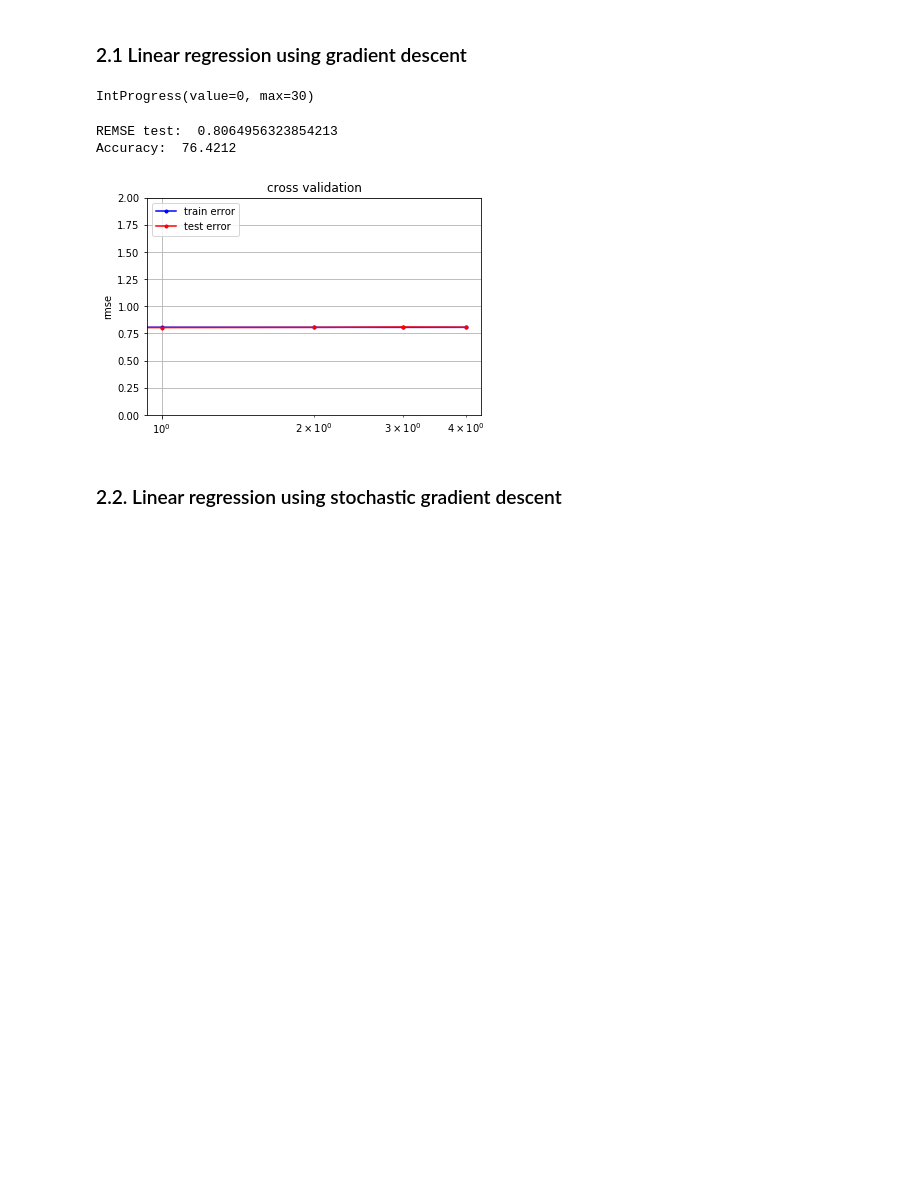
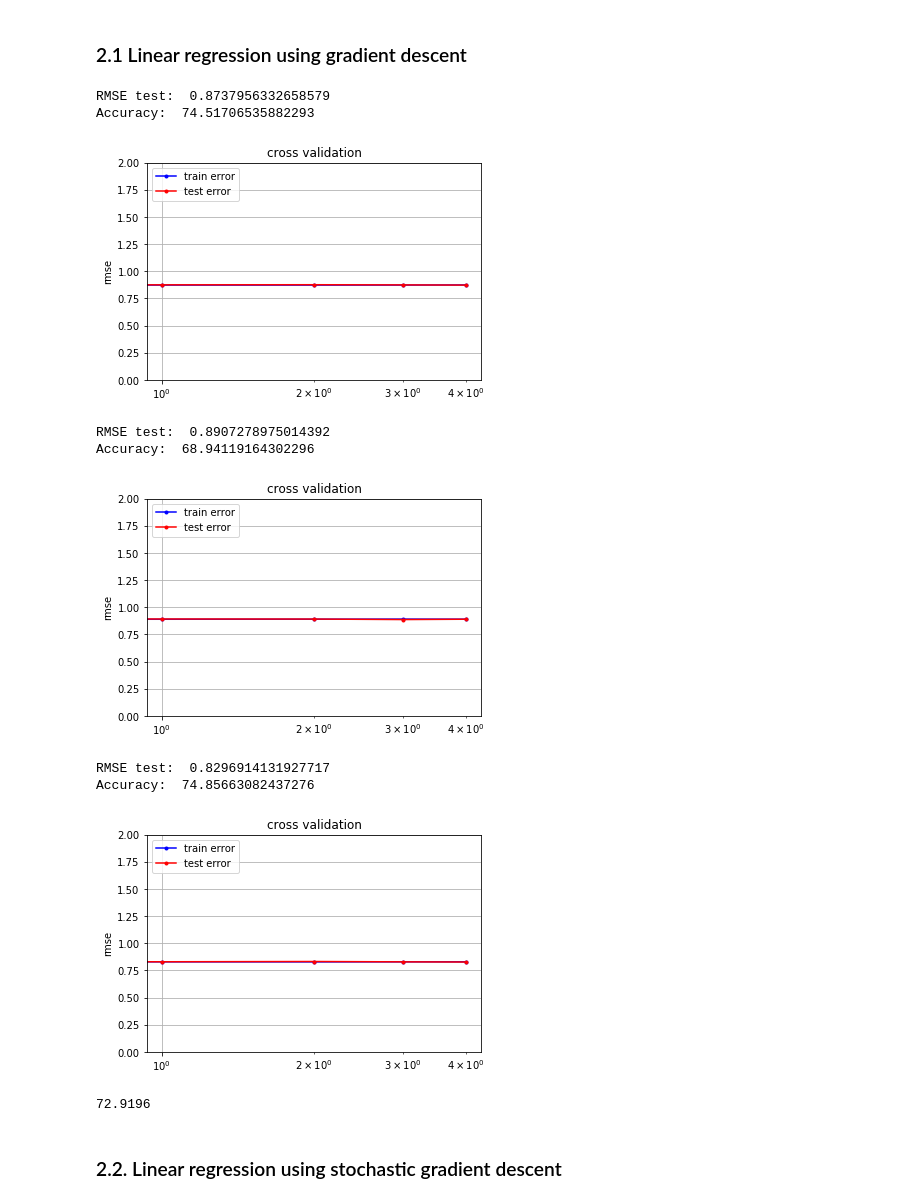
Before and after one commit to dpetresc/ML_Project, a Jupyter notebook: project.ipynb, the cells around one changed output. Drawn from its saved outputs; the diff is of its cells as text; code cells hidden in the pictures; blank space fills up the shorter version.

```diff
--- a/project.ipynb
+++ b/project.ipynb
@@ -27,4 +27,4 @@ from proj1_helpers import *
 # %% [markdown]
 ## 1. Data preprocessing
 # %%
-y, X, X_mean, X_std, ids = process_data('Data/train.csv', inv_log=True)
+y, X, dict_mask_jets_train, ids = process_data('Data/train.csv', inv_log=True)
@@ -35,14 +43,28 @@ inital_w = np.zeros(X.shape[1])
 # %% [markdown]
 ### 2.1 Linear regression using gradient descent
 # %%
-gamma = 0.01
-max_iters = 500
-cross_validation_demo(y, X, least_squares_GD, initial_w=inital_w, max_iters=max_iters, gamma=gamma)
+weights = []
+for i in range(len(dict_mask_jets_train)):
+    gamma = 0.01
+    max_iters = 500
+    inital_w = np.zeros(X[i].shape[1])
+    w = cross_validation_demo(y[dict_mask_jets_train[i]], X[i], least_squares_GD, initial_w=inital_w, max_iters=max_iters, gamma=gamma)
+    weights.append(w)
 # %% [output]
-IntProgress(value=0, max=30)
+RMSE test:  0.8737956332658579
+Accuracy:  74.51706535882293
+[figure, new version]
-REMSE test:  0.8064956323854213
-Accuracy:  76.4212
+RMSE test:  0.8907278975014392
+Accuracy:  68.94119164302296
-[figure, old version]
+[figure, added]
+RMSE test:  0.8296914131927717
+Accuracy:  74.85663082437276
+[figure, added]
+# %%
+accuracy = find_accuracy_linear(y, X, dict_mask_jets_train, weights)
+print(accuracy)
+# %% [output]
+72.9196
 # %% [markdown]
 ### 2.2. Linear regression using stochastic gradient descent
 # %%
```
Also changed, not shown: parts of 15 cells of this notebook, 19 other files.
